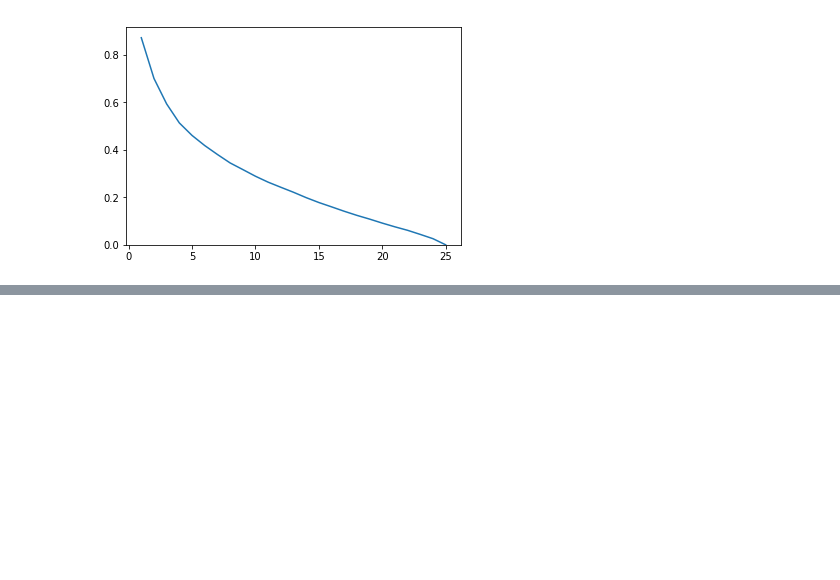
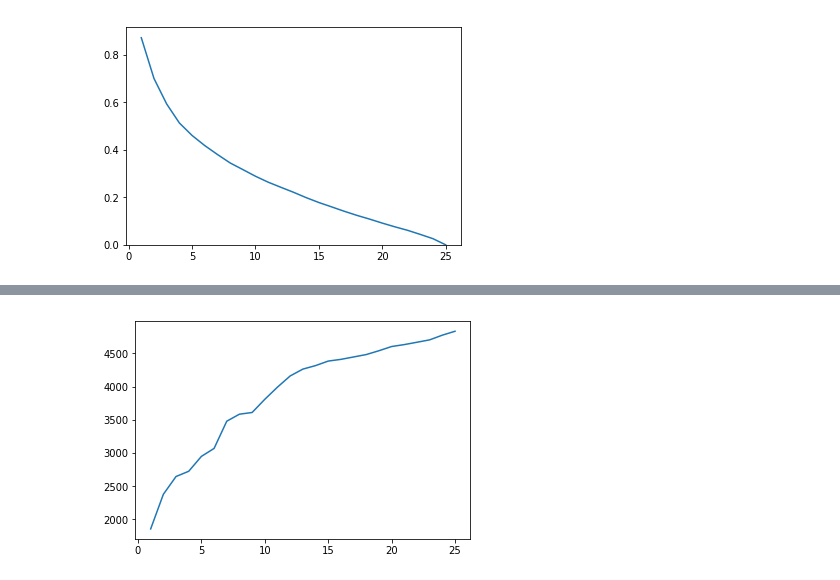
Before and after one commit to mestydone/dimensionality_reduction, a Jupyter notebook: DimReduction_MDS.ipynb, the cells around one changed output, grey strips where cells are left out. Cells and saved outputs as stored; diff of their text form; code cells hidden in the pictures; blank space fills up the shorter version.

```diff
--- a/DimReduction_MDS.ipynb
+++ b/DimReduction_MDS.ipynb
@@ -401,7 +391,7 @@ Real demensionality: 4
 # %%
-draw2d(cdata, 0, 1, [0,1])
+# draw2d(cdata, 0, 1, [0,1])
 
-dim = 2
-projData.data = projSteps[dim-1][len(projSteps[dim-1])-1]
-projData.markers = cdata.markers
-draw2d(projData,0,1,[0,1])
+# dim = 2
+# projData.data = projSteps[dim-1][len(projSteps[dim-1])-1]
+# projData.markers = cdata.markers
+# draw2d(projData,0,1,[0,1])
@@ -637,0 +623,33 @@ drawLine(hopkinsOther,1)
+# %%
+"""
+P - матрица попарных расстояний
+А - матрица ковариации
+
+Губерт = 2/N(N-1) * Sij(Pij * Aij)
+"""
+from scipy.spatial import distance
+
+def hubert(mtrx):
+    dist_mtrx = distance.cdist(mtrx, mtrx)
+    cov_mtrx = np.cov(pcaData.data)
+    N = len(cov_mtrx)
+
+    cov_mtrx -= cov_mtrx.min()
+    cov_mtrx /= cov_mtrx.max()
+
+    # print(cov_mtrx.min())
+
+    hubert_sum = 0
+    for i in range(len(cov_mtrx)):
+        for j in range(len(cov_mtrx)):
+            hubert_sum += cov_mtrx[j][i] * dist_mtrx[j][i]
+
+    return hubert_sum * 2 / (N * (N-1))
+# %%
+hubert_pca = []
+for i in range(len(projResults)):
+    hubert_pca.append(hubert(pcaData.data[:i+1].transpose((1,0))))
+
+drawLine(hubert_pca)
+# %% [output]
+[figure, added]
```
Also changed, not shown: parts of 12 cells of this notebook, 2 other files.
